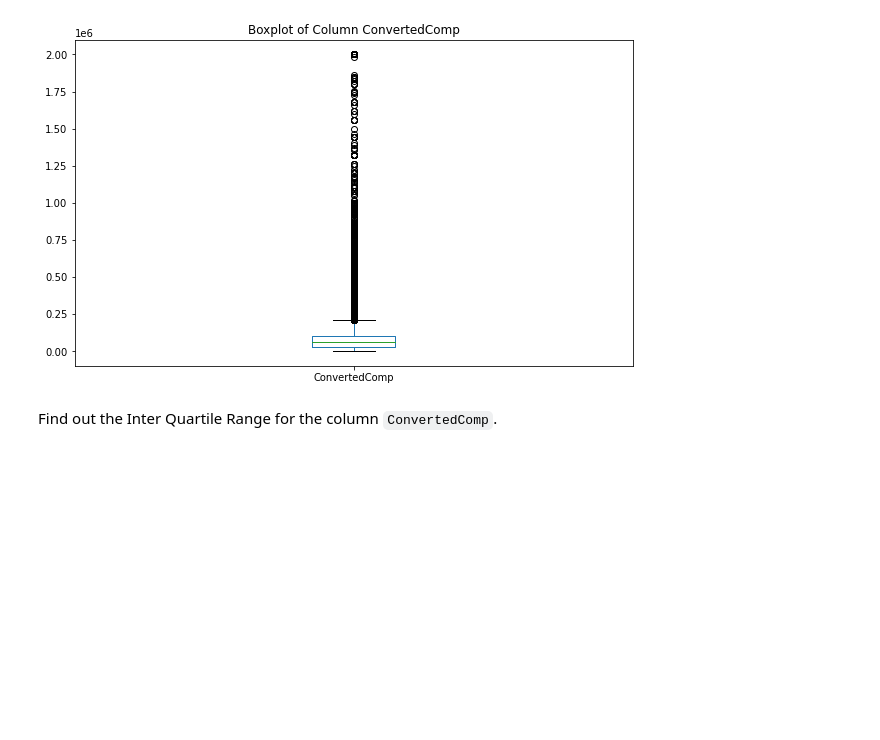
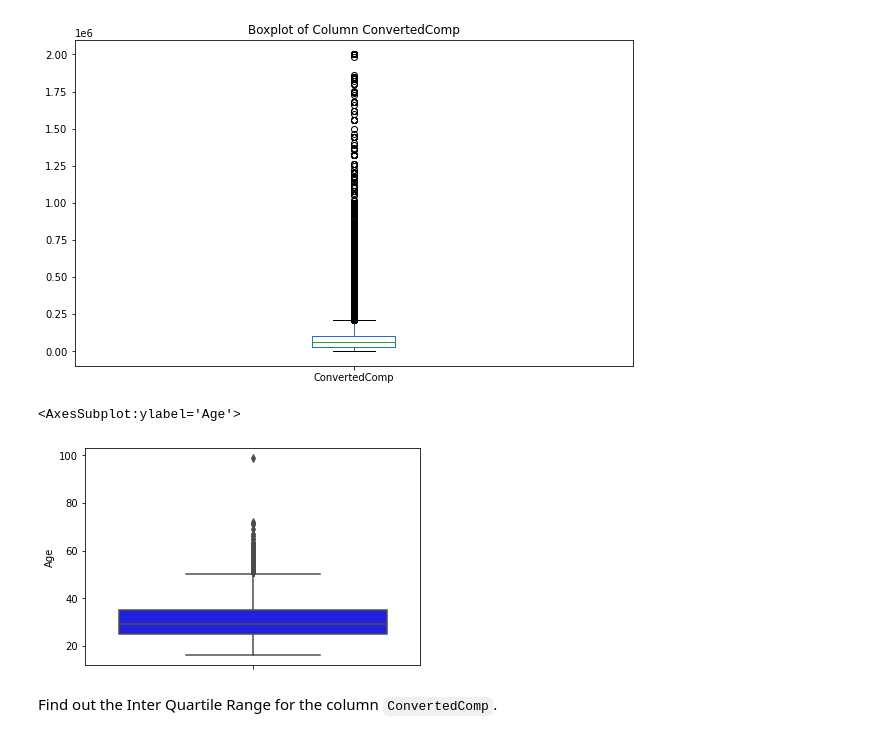
Before and after one commit to FestusCJ/Data-Analytics-Projects, a Jupyter notebook: M3ExploratoryDataAnalysis-lab.ipynb, the cells around one changed output. Drawn from its saved outputs; the diff is of its cells as text; code cells hidden in the pictures; blank space fills up the shorter version.

```diff
--- a/M3ExploratoryDataAnalysis-lab.ipynb
+++ b/M3ExploratoryDataAnalysis-lab.ipynb
@@ -183,6 +183,12 @@ plt.title('Boxplot of Column ConvertedComp')
 plt.show()
 # %% [output]
 [figure]
+# %%
+#plot boxplot of Coulumn Age and check for outliers
+sns.boxplot(y='Age', data=df, color='blue')
+# %% [output]
+<AxesSubplot:ylabel='Age'>
+[figure, added]
 # %% [markdown]
 Find out the Inter Quartile Range for the column `ConvertedComp`.
 # %%
```
Also changed, not shown: parts of 2 cells of this notebook.
